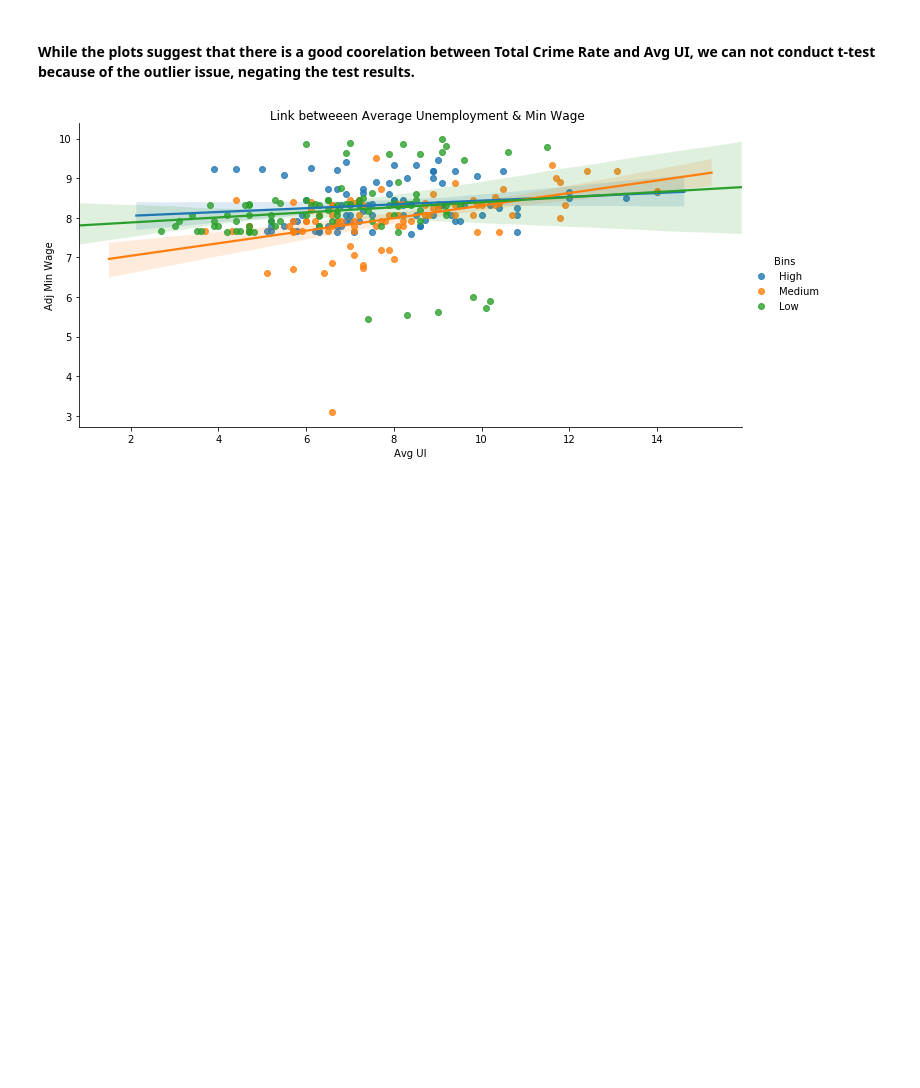
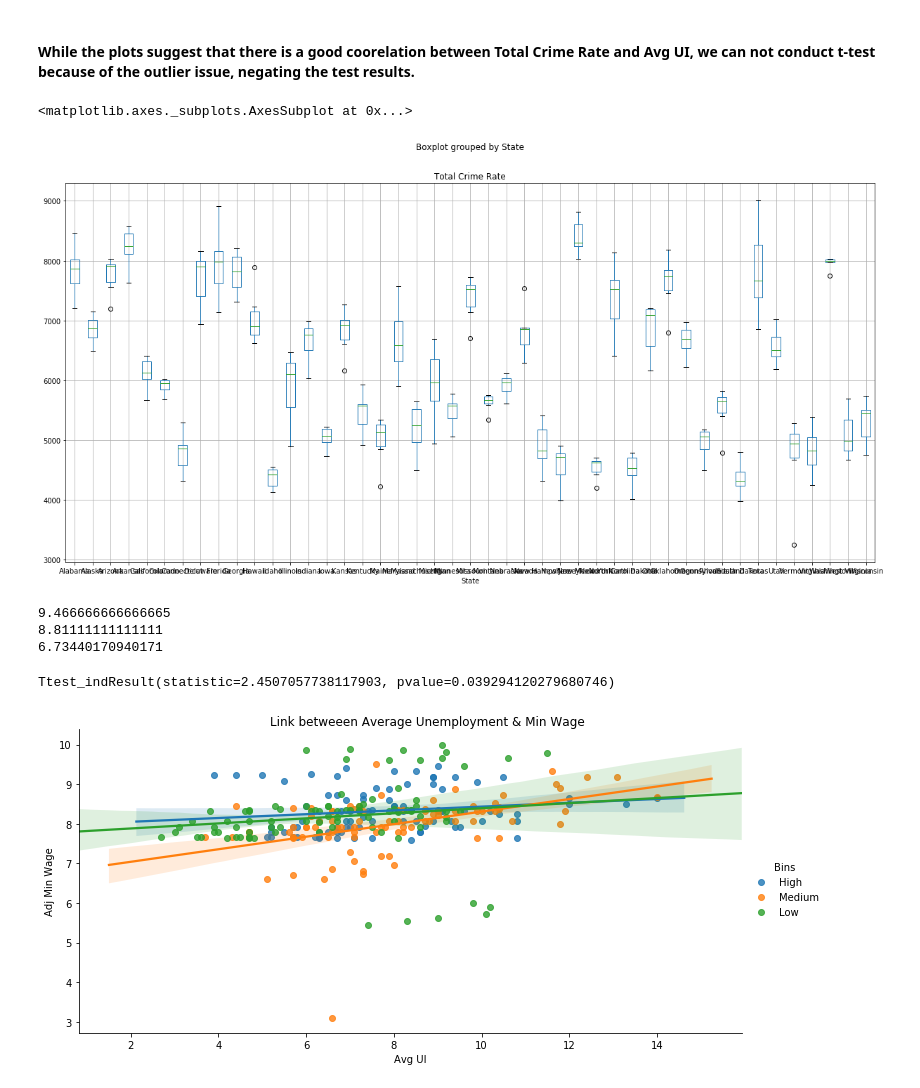
Before and after one commit to SnehaKellogg/Project1_Group5, a Jupyter notebook: Mappingcrossdata.ipynb, the cells around one changed output. Saved outputs shown, nothing was run; the diff lists cells and outputs as text; code cells hidden in the pictures; blank space fills up the shorter version.

Commit message:
Added significance tests

```diff
--- a/Mappingcrossdata.ipynb
+++ b/Mappingcrossdata.ipynb
@@ -290,6 +323,26 @@ plt.savefig('boxplot_outliers.png')
 [figure]
 # %% [markdown]
 #### While the plots suggest that there is a good coorelation between Total Crime Rate and Avg UI, we can not conduct t-test because of the outlier issue, negating the test results.
+# %%
+binneddata.boxplot("Total Crime Rate", by="State", figsize=(20, 10))
+# %% [output]
+<matplotlib.axes._subplots.AxesSubplot at 0x...>
+[figure, added]
+# %%
+#Creating t test for state as samples - for UI and Crime
+ui_statea = data[data['State']=='Nevada']
+print(ui_statea['Avg UI'].mean())
+ui_stateb = data[data['State']=='California']
+print(ui_stateb['Avg UI'].mean())
+print(data['Avg UI'].mean())
+# %% [output]
+9.466666666666665
+8.81111111111111
+6.73440170940171
+# %%
+stats.ttest_ind(ui_statea['Avg UI'], data['Avg UI'], equal_var= False)
+# %% [output]
+Ttest_indResult(statistic=2.4507057738117903, pvalue=0.039294120279680746)
 # %%
 # sample1 = check.sample(frac = .2)
 # sample2 = check.sample(frac = .2)
```
Also changed, not shown: parts of 5 cells of this notebook, 7 other files.
